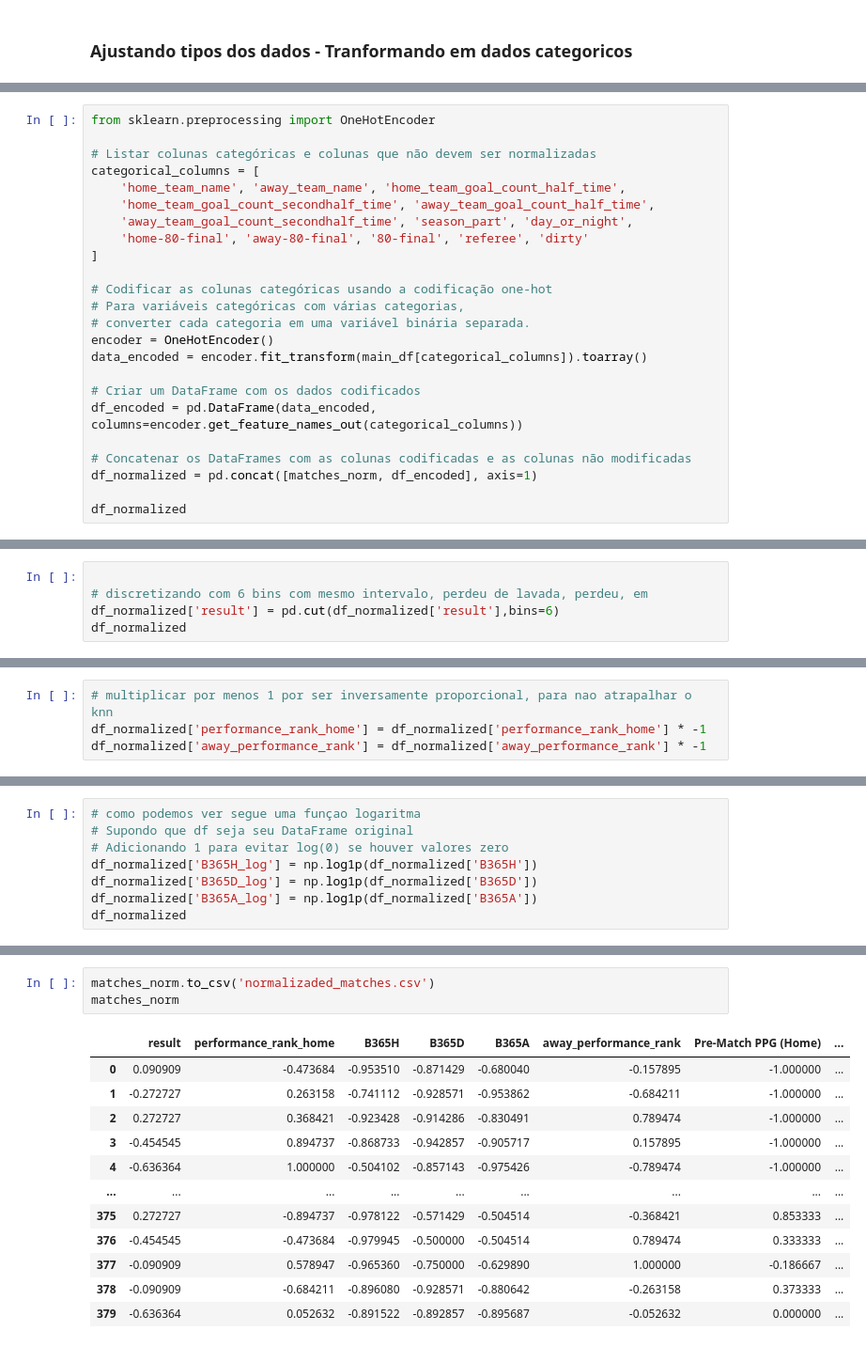
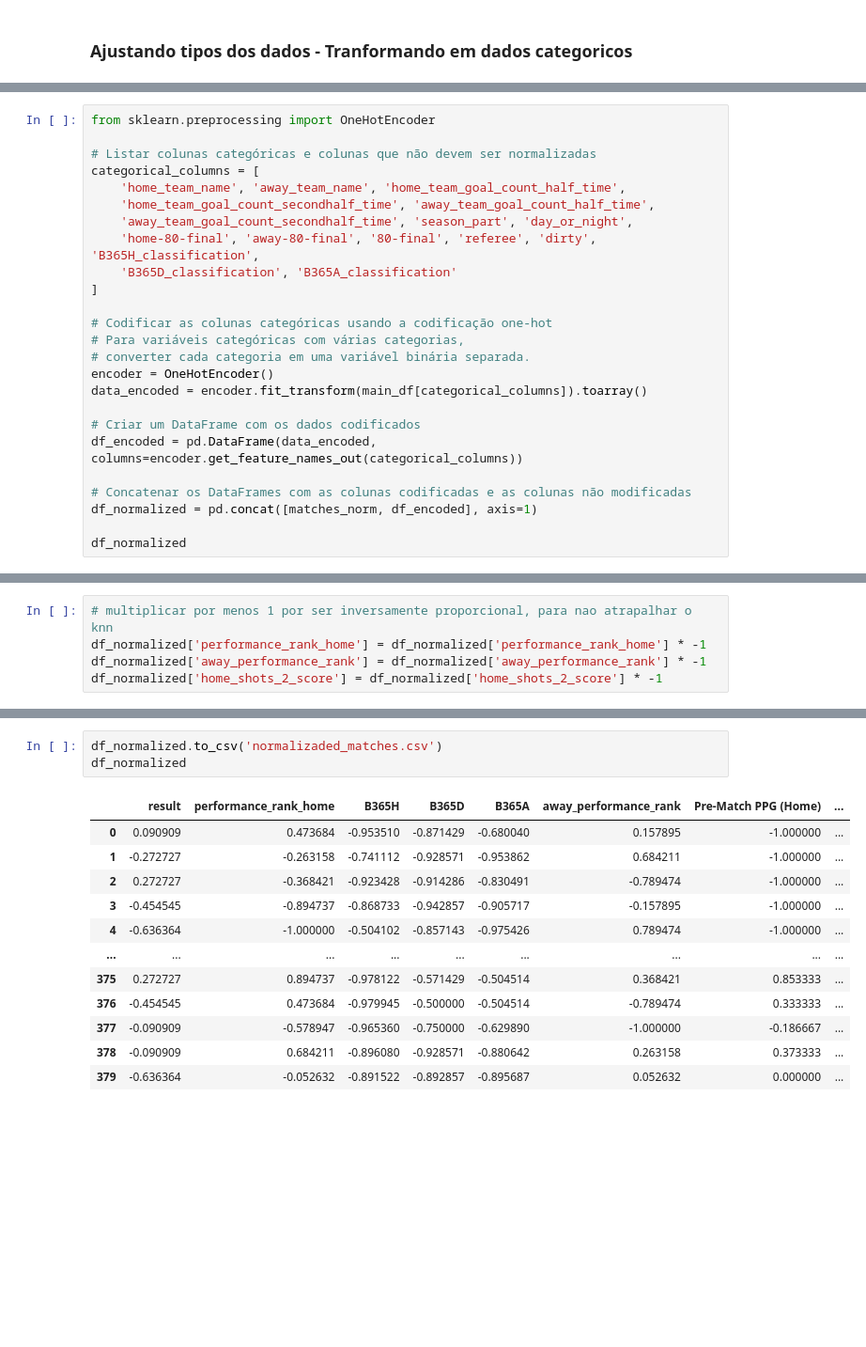
Before and after one commit to gabrielaragao01/Data-Science-Project, a Jupyter notebook: code/pre_processing_data/normalization.ipynb, the cells around one changed output, grey strips where cells are left out. Shown: that part at 94% size. Drawn from its saved outputs; the diff is of its cells as text; blank space fills up the shorter version.

```diff
--- a/code/pre_processing_data/normalization.ipynb
+++ b/code/pre_processing_data/normalization.ipynb
@@ -150,7 +155,8 @@ categorical_columns = [
     'home_team_name', 'away_team_name', 'home_team_goal_count_half_time',
     'home_team_goal_count_secondhalf_time', 'away_team_goal_count_half_time',
     'away_team_goal_count_secondhalf_time', 'season_part', 'day_or_night',
-    'home-80-final', 'away-80-final', '80-final', 'referee', 'dirty'
+    'home-80-final', 'away-80-final', '80-final', 'referee', 'dirty', 'B365H_classification',
+    'B365D_classification', 'B365A_classification'
 ]
 
 # Codificar as colunas categóricas usando a codificação one-hot
@@ -189,5 +188,0 @@ print(sorted(df_normalized['result'].unique()))
-# %%
-
-# discretizando com 6 bins com mesmo intervalo, perdeu de lavada, perdeu, em
-df_normalized['result'] = pd.cut(df_normalized['result'],bins=6)
-df_normalized
@@ -209,3 +190,4 @@ df_normalized
 # multiplicar por menos 1 por ser inversamente proporcional, para nao atrapalhar o knn
 df_normalized['performance_rank_home'] = df_normalized['performance_rank_home'] * -1
 df_normalized['away_performance_rank'] = df_normalized['away_performance_rank'] * -1
+df_normalized['home_shots_2_score'] = df_normalized['home_shots_2_score'] * -1
@@ -237,8 +193,0 @@ plt.show()
-# %%
-# como podemos ver segue uma funçao logaritma
-# Supondo que df seja seu DataFrame original
-# Adicionando 1 para evitar log(0) se houver valores zero
-df_normalized['B365H_log'] = np.log1p(df_normalized['B365H'])
-df_normalized['B365D_log'] = np.log1p(df_normalized['B365D'])
-df_normalized['B365A_log'] = np.log1p(df_normalized['B365A'])
-df_normalized
@@ -285,16 +194,16 @@ ValueError: supplied range of [-inf, 0.6931471805599453] is not finite
 # %%
-matches_norm.to_csv('normalizaded_matches.csv')
-matches_norm
+df_normalized.to_csv('normalizaded_matches.csv')
+df_normalized
 # %% [output]
 |  | result | performance_rank_home | B365H | B365D | B365A | away_performance_rank | Pre-Match PPG (Home) | ... |
-| 0 | 0.090909 | -0.473684 | -0.953510 | -0.871429 | -0.680040 | -0.157895 | -1.000000 | ... |
-| 1 | -0.272727 | 0.263158 | -0.741112 | -0.928571 | -0.953862 | -0.684211 | -1.000000 | ... |
-| 2 | 0.272727 | 0.368421 | -0.923428 | -0.914286 | -0.830491 | 0.789474 | -1.000000 | ... |
-| 3 | -0.454545 | 0.894737 | -0.868733 | -0.942857 | -0.905717 | 0.157895 | -1.000000 | ... |
-| 4 | -0.636364 | 1.000000 | -0.504102 | -0.857143 | -0.975426 | -0.789474 | -1.000000 | ... |
+| 0 | 0.090909 | 0.473684 | -0.953510 | -0.871429 | -0.680040 | 0.157895 | -1.000000 | ... |
+| 1 | -0.272727 | -0.263158 | -0.741112 | -0.928571 | -0.953862 | 0.684211 | -1.000000 | ... |
+| 2 | 0.272727 | -0.368421 | -0.923428 | -0.914286 | -0.830491 | -0.789474 | -1.000000 | ... |
+| 3 | -0.454545 | -0.894737 | -0.868733 | -0.942857 | -0.905717 | -0.157895 | -1.000000 | ... |
+| 4 | -0.636364 | -1.000000 | -0.504102 | -0.857143 | -0.975426 | 0.789474 | -1.000000 | ... |
 | ... | ... | ... | ... | ... | ... | ... | ... | ... |
-| 375 | 0.272727 | -0.894737 | -0.978122 | -0.571429 | -0.504514 | -0.368421 | 0.853333 | ... |
-| 376 | -0.454545 | -0.473684 | -0.979945 | -0.500000 | -0.504514 | 0.789474 | 0.333333 | ... |
-| 377 | -0.090909 | 0.578947 | -0.965360 | -0.750000 | -0.629890 | 1.000000 | -0.186667 | ... |
-| 378 | -0.090909 | -0.684211 | -0.896080 | -0.928571 | -0.880642 | -0.263158 | 0.373333 | ... |
-| 379 | -0.636364 | 0.052632 | -0.891522 | -0.892857 | -0.895687 | -0.052632 | 0.000000 | ... |
+| 375 | 0.272727 | 0.894737 | -0.978122 | -0.571429 | -0.504514 | 0.368421 | 0.853333 | ... |
+| 376 | -0.454545 | 0.473684 | -0.979945 | -0.500000 | -0.504514 | -0.789474 | 0.333333 | ... |
+| 377 | -0.090909 | -0.578947 | -0.965360 | -0.750000 | -0.629890 | -1.000000 | -0.186667 | ... |
+| 378 | -0.090909 | 0.684211 | -0.896080 | -0.928571 | -0.880642 | 0.263158 | 0.373333 | ... |
+| 379 | -0.636364 | -0.052632 | -0.891522 | -0.892857 | -0.895687 | 0.052632 | 0.000000 | ... |
```
Also changed, not shown: parts of 12 cells of this notebook, 1 other file.
